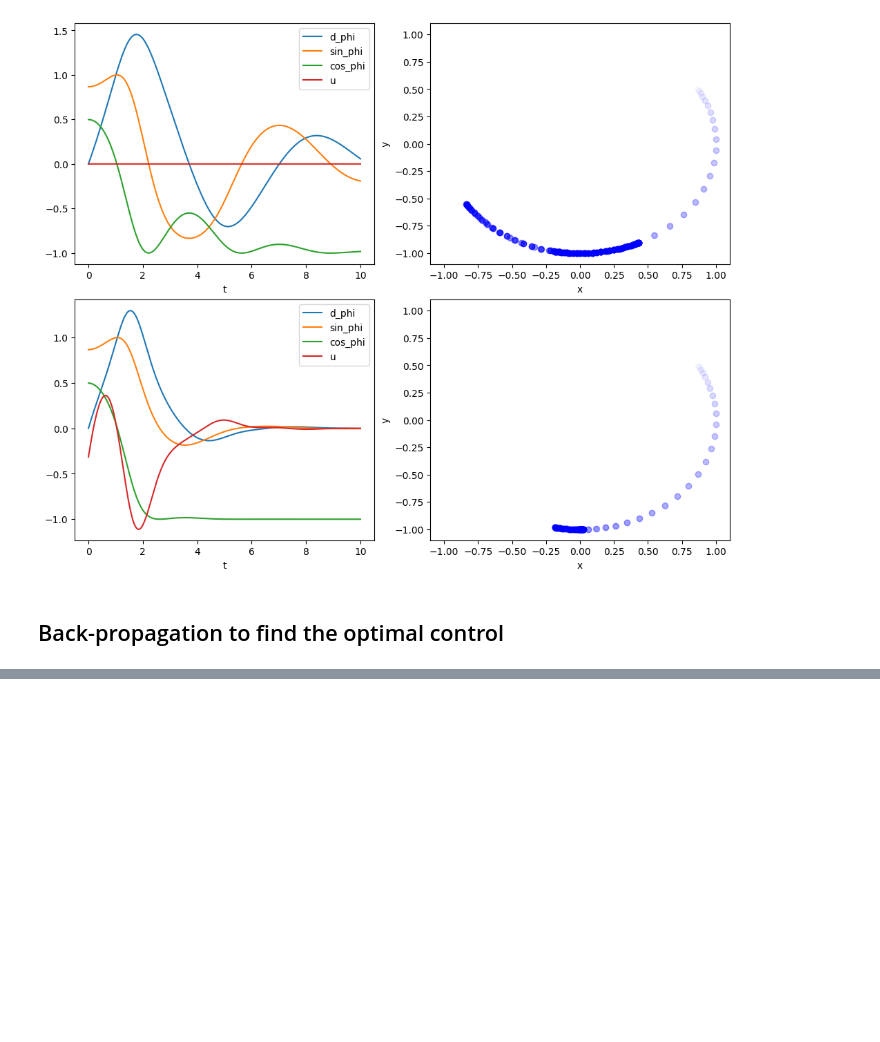
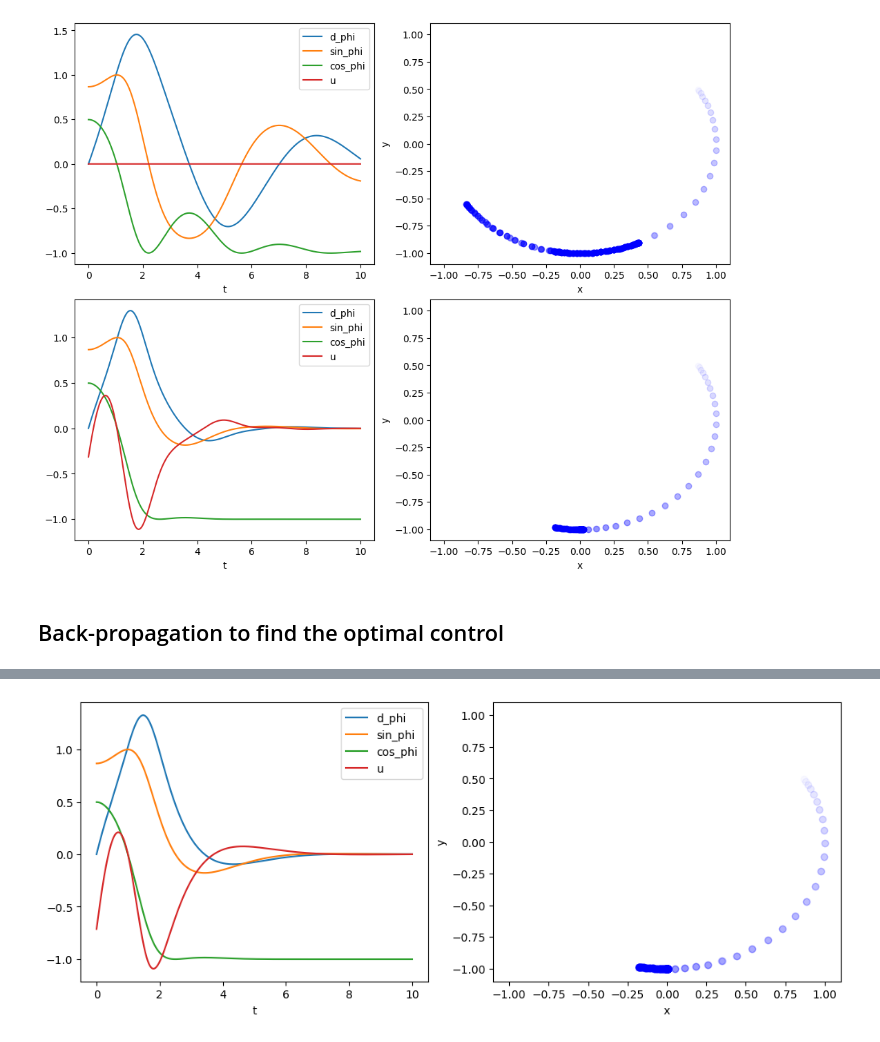
Before and after one commit to bbhaduri/diffilqrax-m1arm, a Jupyter notebook: doc/source/examples/simple_pendulum_with_slider.ipynb, the cells around one changed output, grey strips where cells are left out. Cells and saved outputs as stored; diff of their text form; code cells hidden in the pictures; blank space fills up the shorter version.

```diff
--- a/doc/source/examples/simple_pendulum_with_slider.ipynb
+++ b/doc/source/examples/simple_pendulum_with_slider.ipynb
@@ -284,0 +286,19 @@ Type:      function
+# %%
+# Define optimiser parameters and initialisation
+lr=1e-3
+solver = adam(learning_rate=lr)
+opt_state = solver.init((u_init,))
+
+u_updated = u_init
+# %%
+# iterations
+losses = jnp.empty(4001//50)
+for rep in range(4001):
+    loss, grad = loss_and_grad_fn(pendulum_problem.dynamics, pendulum_problem.cost, pendulum_problem.costf, u_updated, params)
+    updates, opt_state = solver.update(grad, opt_state, params)
+    u_updated = apply_updates((u_updated,), updates)[0]
+
+    if rep % 50 == 0:
+        losses.at[rep//50].set(loss)
+    if rep % 200 == 0:
+            print(f"Step {rep}, Loss: {loss:.4f}")
@@ -284,0 +323,15 @@ Type:      function
+# %%
+# view the results
+bp_state_traj, bp_input_traj = rollout(pendulum_step, u_updated, params.x0, pparams)
+# %%
+fig, ax = plt.subplots(1,2, figsize=(10,4), layout="constrained")
+_ = ax[0].plot(tt, bp_state_traj,label=['d_phi', 'sin_phi', 'cos_phi'])
+_ = ax[0].plot(tt[:-1], bp_input_traj, label='u')
+_ = ax[0].set(xlabel='t')
+_ = ax[0].legend()
+
+for i in range(0,len(tt),100):
+    _ = ax[1].scatter(bp_state_traj[i:i+2,1], bp_state_traj[i:i+2,2], color='blue', alpha=alphas[i])
+_ = ax[1].set(xlabel='x', ylabel='y', xlim=[-pparams.l-0.1, pparams.l+0.1], ylim=[-pparams.l-0.1, pparams.l+0.1])
+# %% [output]
+[figure, added]
```
Also changed, not shown: parts of 4 cells of this notebook.
